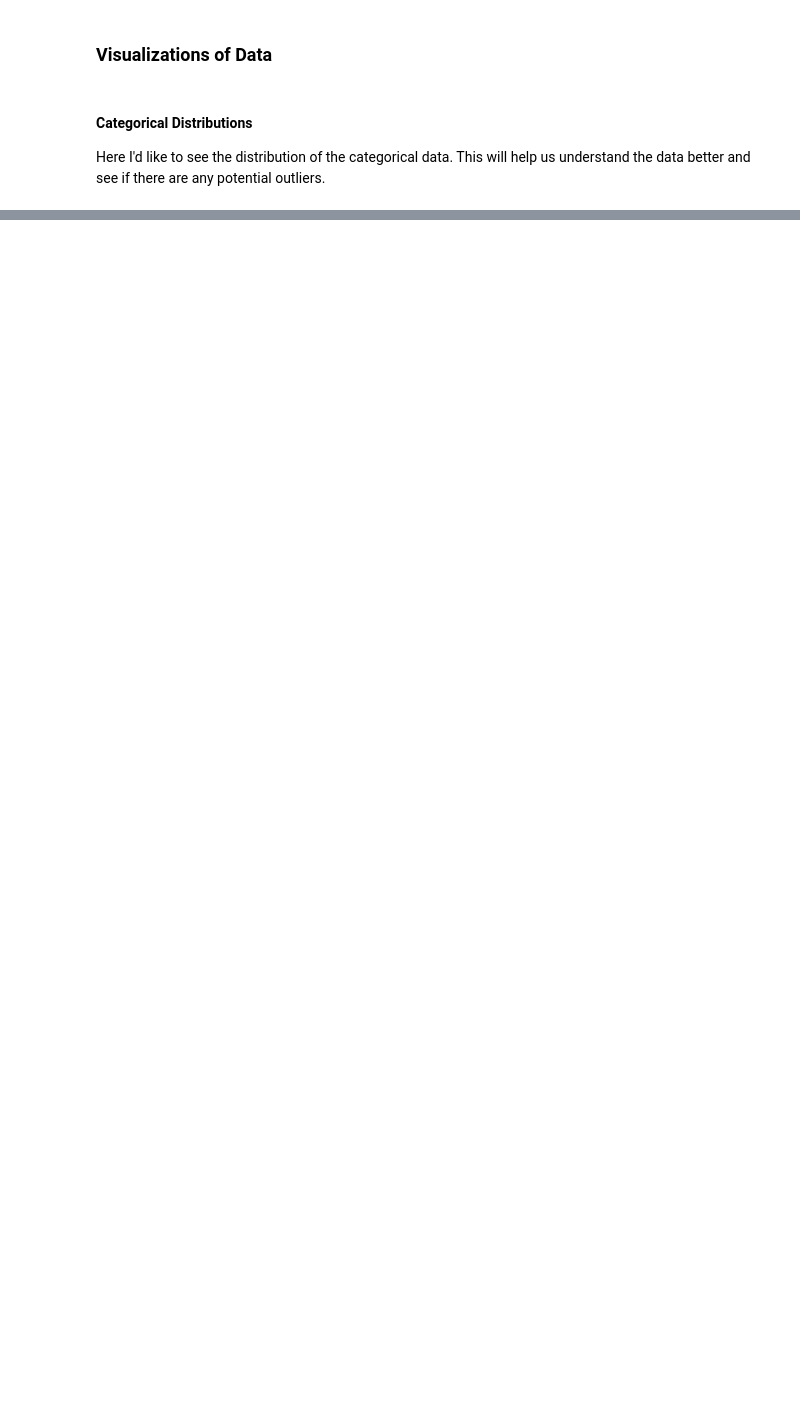
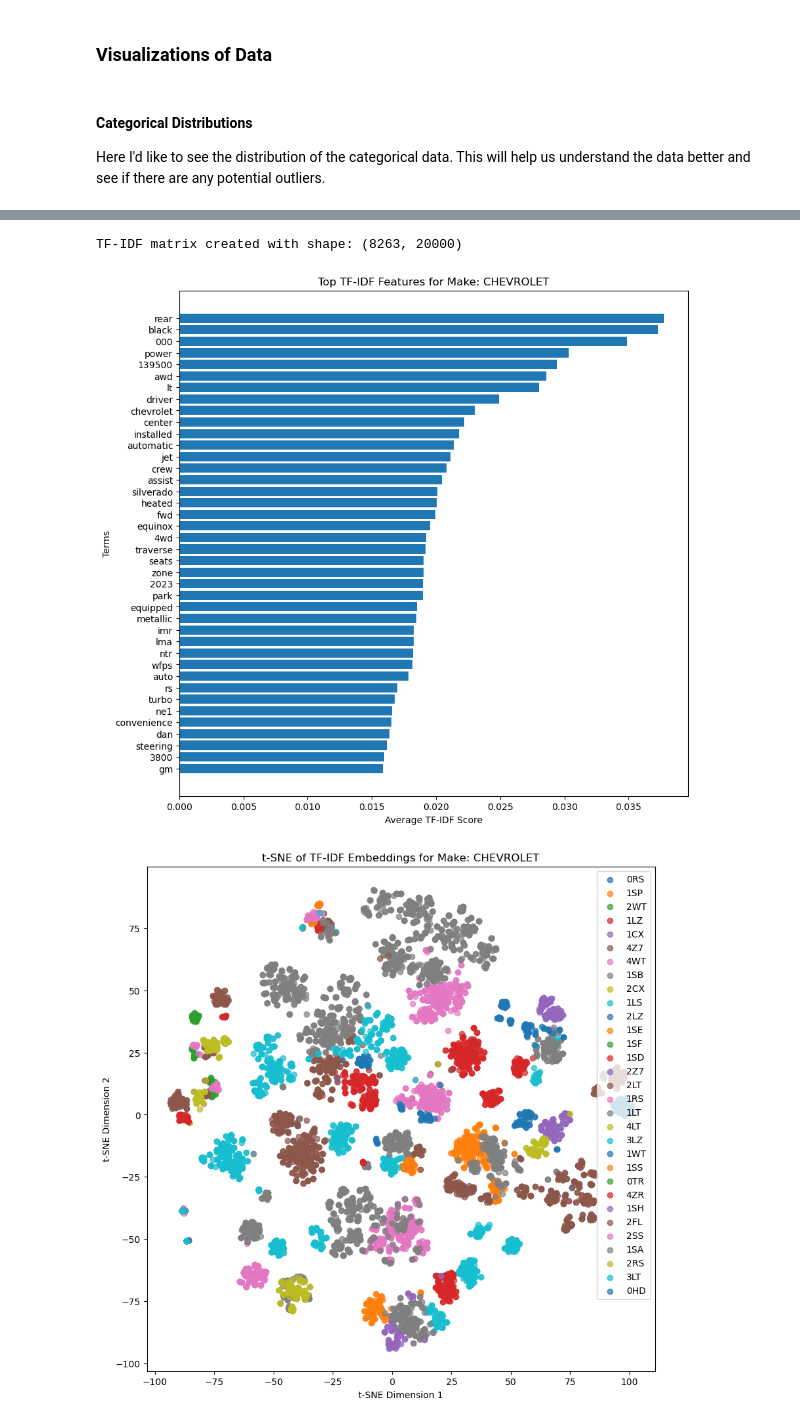
Before and after one commit to ajenkins198621/machine-learning-class2-unsupervised-final-project, a Jupyter notebook: vehicle-database-filler.ipynb, the cells around one changed output, grey strips where cells are left out. Saved outputs shown, nothing was run; the diff lists cells and outputs as text; code cells hidden in the pictures; blank space fills up the shorter version.

```diff
--- a/vehicle-database-filler.ipynb
+++ b/vehicle-database-filler.ipynb
@@ -261,0 +519,49 @@ CADILLAC
+# %%
+def main_tfidf_analysis_by_make(train_data_frame, test_data_frame, max_features=20000, top_n=20):
+    """
+    Pipeline for generating and analyzing TF-IDF matrices grouped by 'make'.
+    """
+    unique_makes = train_data_frame["make"].dropna().unique()
+
+    for make in unique_makes:
+
+        train_subset = train_data_frame[train_data_frame["make"] == make]
+        test_subset = test_data_frame[test_data_frame["make"] == make]
+
+        if train_subset.empty or test_subset.empty:
+            continue
+
+        train_tfidf, test_tfidf, vectorizer = tfidf_vectorize(
+            train_subset["invoice"], test_subset["invoice"], max_features=max_features
+        )
+
+        feature_names = vectorizer.get_feature_names_out()
+
+        analyze_tfidf(
+            train_tfidf, feature_names, top_n=top_n,
+            title=f"Top TF-IDF Features for Make: {make}"
+        )
+
+        tfidf_matrix_normalized = normalize(train_tfidf, norm="l2", axis=1)
+
+        plot_tsne(
+            tfidf_matrix_normalized,
+            train_subset["peg_rpo_code"],
+            title=f"t-SNE of TF-IDF Embeddings for Make: {make}"
+        )
+
+        return vectorizer
+# %%
+train_data_frame_tfidf = train_data_frame.copy()
+test_data_frame_tfidf = test_data_frame.copy()
+
+vectorizer = main_tfidf_analysis_by_make(
+    train_data_frame=train_data_frame_tfidf,
+    test_data_frame=test_data_frame_tfidf,
+    max_features=20000,
+    top_n=40
+)
+# %% [output]
+TF-IDF matrix created with shape: (8263, 20000)
+[figure, added]
+[figure, added]
```
Also changed, not shown: parts of 52 cells of this notebook.
